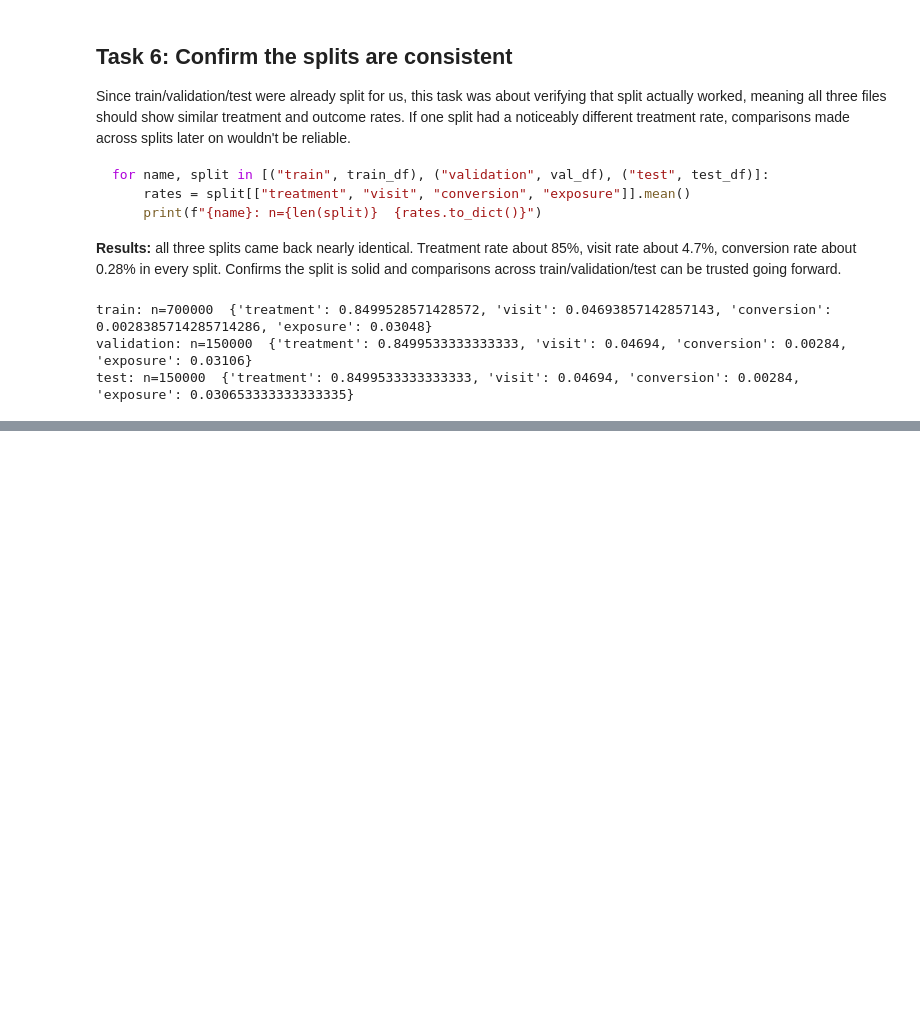
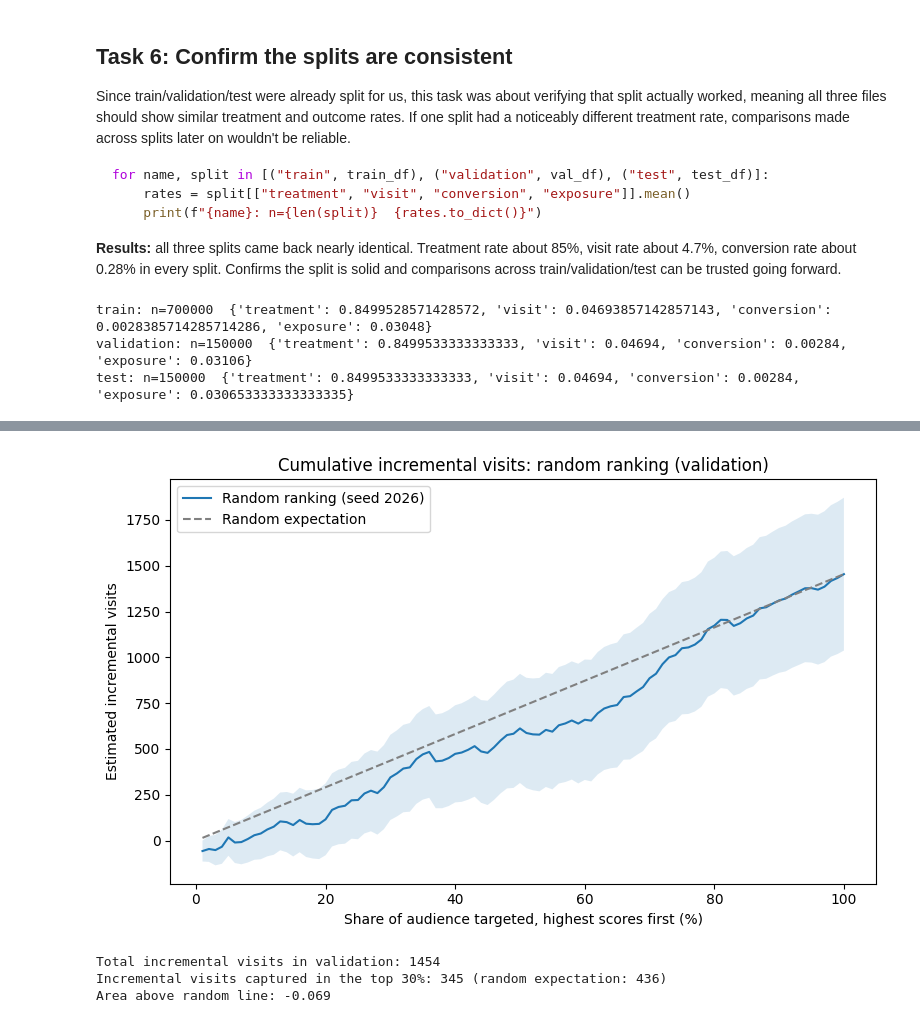
Before and after one commit to Break-Through-Tech/Retail-Media-1B-incrementality-modeling-for-privacy-conscious-retail-media, a Jupyter notebook: notebooks/random_baseline.ipynb, the cells around one changed output, grey strips where cells are left out. Cells and saved outputs as stored; diff of their text form; code cells hidden in the pictures; blank space fills up the shorter version.

```diff
--- a/notebooks/random_baseline.ipynb
+++ b/notebooks/random_baseline.ipynb
@@ -156,0 +151,20 @@ plt.show()
+# %%
+random_curve = cumulative_uplift(random_scores, val_df["treatment"], val_df["visit"])
+
+plot_cumulative(
+    {"Random ranking (seed 2026)": random_curve},
+    title="Cumulative incremental visits: random ranking (validation)",
+)
+plt.tight_layout()
+plt.show()
+
+top_30 = incremental_in_top(random_curve, 0.3)
+print(f"Total incremental visits in validation: {validation_itt['incremental_visits']:.0f}")
+print(f"Incremental visits captured in the top 30%: {top_30:.0f} "
+      f"(random expectation: {0.3 * validation_itt['incremental_visits']:.0f})")
+print(f"Area above random line: {area_above_random(random_curve):.3f}")
+# %% [output]
+[figure, added]
+Total incremental visits in validation: 1454
+Incremental visits captured in the top 30%: 345 (random expectation: 436)
+Area above random line: -0.069
```
Also changed, not shown: parts of 16 cells of this notebook, 3 other files.
